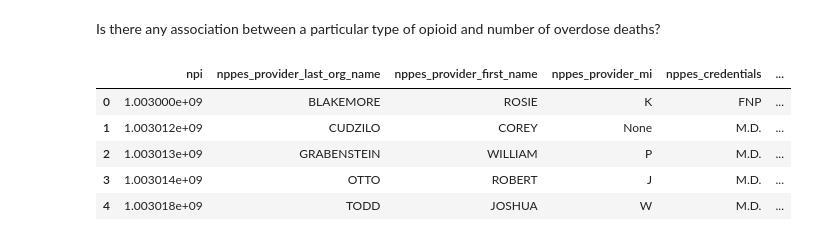
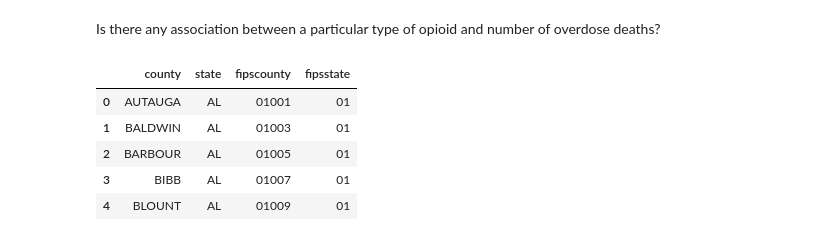
Before and after one commit to NSS-Data-Analytics-Cohort-14/prescribers-python-da14-panda_monium, a Jupyter notebook: notebooks/pandamonium_Q5.ipynb, the cells around one changed output. Drawn from its saved outputs; the diff is of its cells as text; code cells hidden in the pictures.

```diff
--- a/notebooks/pandamonium_Q5.ipynb
+++ b/notebooks/pandamonium_Q5.ipynb
@@ -11,16 +11,16 @@ connection_string = f"postgresql://postgres:postgres@localhost:5433/{database_na
 # %%
 engine = create_engine(connection_string)
 # %%
-all_prescribers = 'SELECT * FROM prescriber'
+fips_county = 'SELECT * FROM fips_county'
 # %%
 with engine.connect() as connection:
-    prescribers = pd.read_sql(text(all_prescribers), con = connection)
+    fips = pd.read_sql(text(fips_county), con = connection)
 
-prescribers.head()
+fips.head()
 # %% [output]
-|  | npi | nppes_provider_last_org_name | nppes_provider_first_name | nppes_provider_mi | nppes_credentials | ... |
-| 0 | 1.003000e+09 | BLAKEMORE | ROSIE | K | FNP | ... |
-| 1 | 1.003012e+09 | CUDZILO | COREY | None | M.D. | ... |
-| 2 | 1.003013e+09 | GRABENSTEIN | WILLIAM | P | M.D. | ... |
-| 3 | 1.003014e+09 | OTTO | ROBERT | J | M.D. | ... |
-| 4 | 1.003018e+09 | TODD | JOSHUA | W | M.D. | ... |
+|  | county | state | fipscounty | fipsstate |
+| 0 | AUTAUGA | AL | 01001 | 01 |
+| 1 | BALDWIN | AL | 01003 | 01 |
+| 2 | BARBOUR | AL | 01005 | 01 |
+| 3 | BIBB | AL | 01007 | 01 |
+| 4 | BLOUNT | AL | 01009 | 01 |
```
Also changed, not shown: parts of 2 cells of this notebook, 4 other files.
